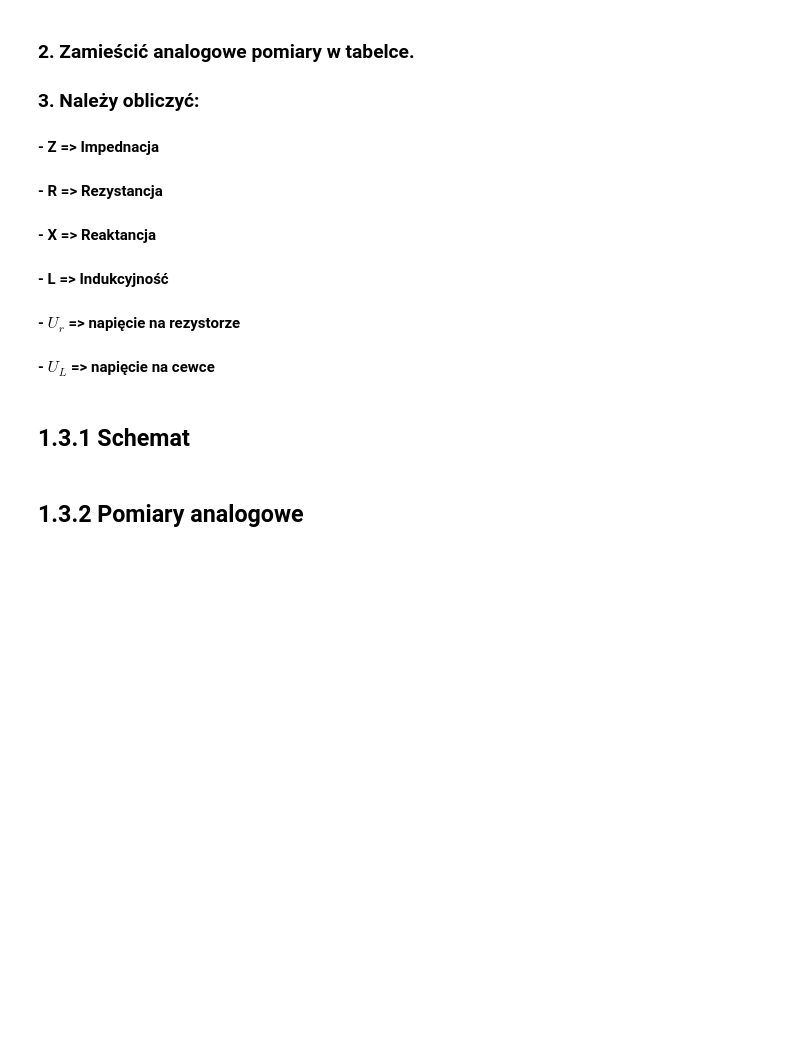
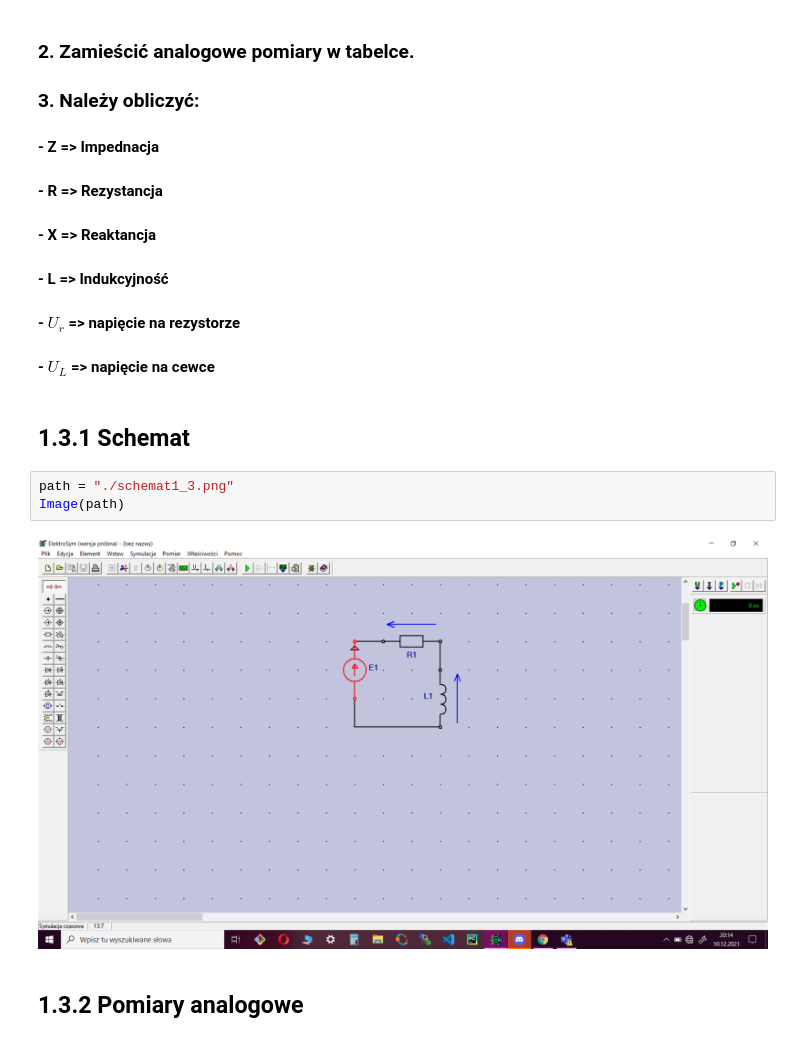
Before and after one commit to yellowBunnyy/elektrotechnika, a Jupyter notebook: Cwiczenie1.3.ipynb, the cells around one changed output. Cells and saved outputs as stored; diff of their text form; blank space fills up the shorter version.

Commit message:
feat: add schemat

```diff
--- a/Cwiczenie1.3.ipynb
+++ b/Cwiczenie1.3.ipynb
@@ -16,6 +16,11 @@ from IPython.display import Image
 #### - $U_{L} $ => napięcie na cewce
 # %% [markdown]
 ## 1.3.1 Schemat
+# %%
+path = "./schemat1_3.png"
+Image(path)
+# %% [output]
+[figure, added]
 # %% [markdown]
 ## 1.3.2  Pomiary analogowe
 # %% [markdown]
```
Also changed, not shown: parts of 1 cell of this notebook.
